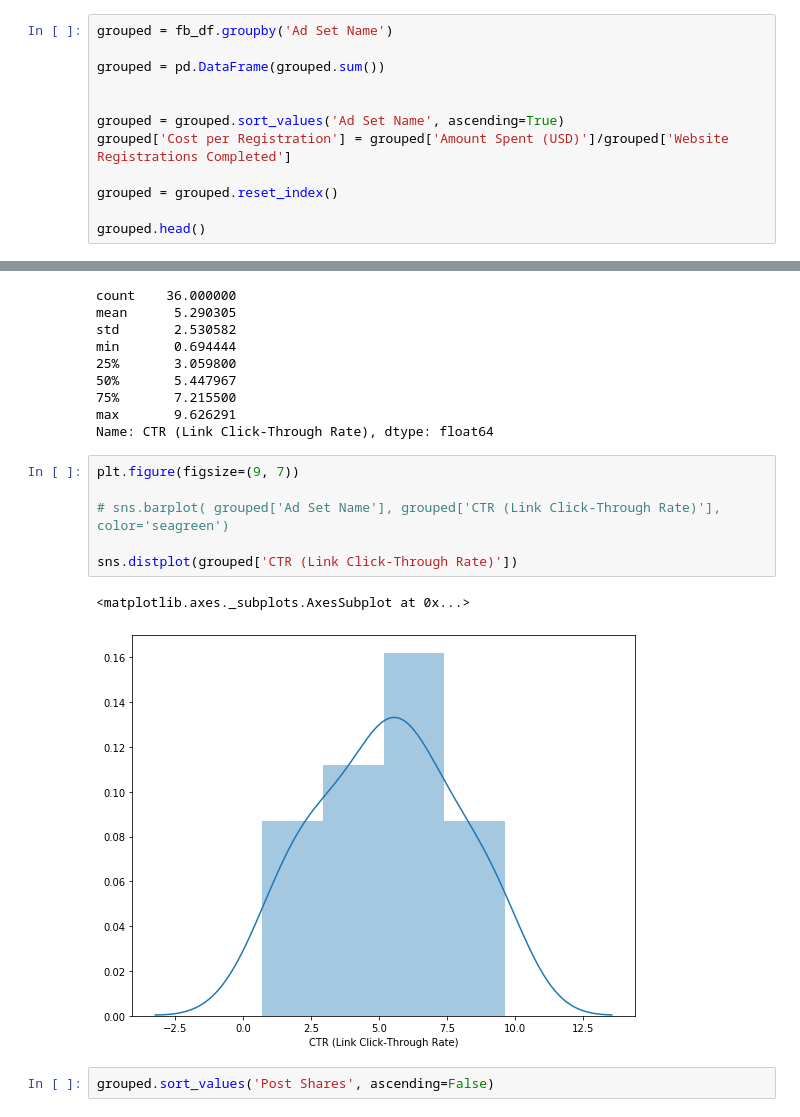
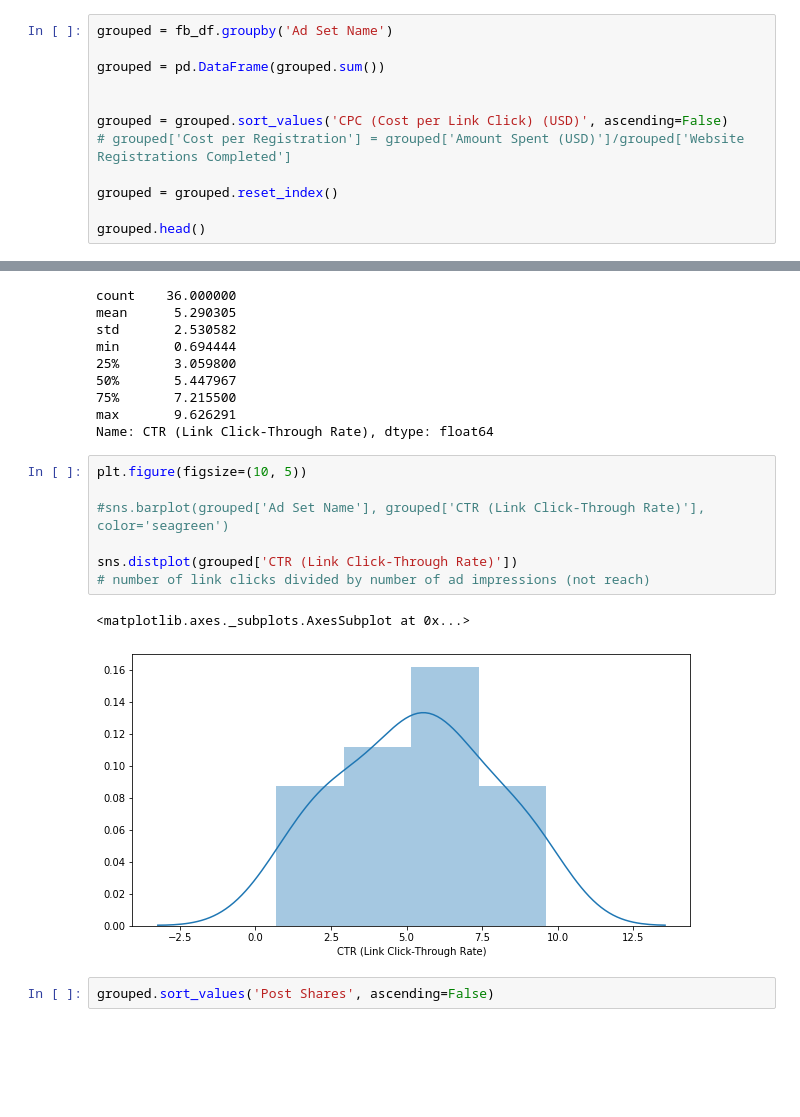
Before and after one commit to Lidetsal/Facebook-Ad-Project, a Jupyter notebook: Untitled.ipynb, the cells around one changed output, grey strips where cells are left out. Saved outputs shown, nothing was run; the diff lists cells and outputs as text; blank space fills up the shorter version.

```diff
--- a/Untitled.ipynb
+++ b/Untitled.ipynb
@@ -66,8 +68,8 @@ grouped = fb_df.groupby('Ad Set Name')
 grouped = pd.DataFrame(grouped.sum())
 
 
-grouped = grouped.sort_values('Ad Set Name', ascending=True)
-grouped['Cost per Registration'] = grouped['Amount Spent (USD)']/grouped['Website Registrations Completed']
+grouped = grouped.sort_values('CPC (Cost per Link Click) (USD)', ascending=False)
+# grouped['Cost per Registration'] = grouped['Amount Spent (USD)']/grouped['Website Registrations Completed']
 
 grouped = grouped.reset_index()
 
@@ -272,14 +294,15 @@ min       0.694444
 max       9.626291
 Name: CTR (Link Click-Through Rate), dtype: float64
 # %%
-plt.figure(figsize=(9, 7))
+plt.figure(figsize=(10, 5))
 
-# sns.barplot( grouped['Ad Set Name'], grouped['CTR (Link Click-Through Rate)'], color='seagreen')
+#sns.barplot(grouped['Ad Set Name'], grouped['CTR (Link Click-Through Rate)'], color='seagreen')
 
 sns.distplot(grouped['CTR (Link Click-Through Rate)'])
+# number of link clicks divided by number of ad impressions (not reach)
 # %% [output]
 <matplotlib.axes._subplots.AxesSubplot at 0x...>
-[figure, old version]
+[figure, new version]
 # %%
 grouped.sort_values('Post Shares', ascending=False)
 # %% [output]
```
Also changed, not shown: parts of 20 cells of this notebook, 1 other file.
